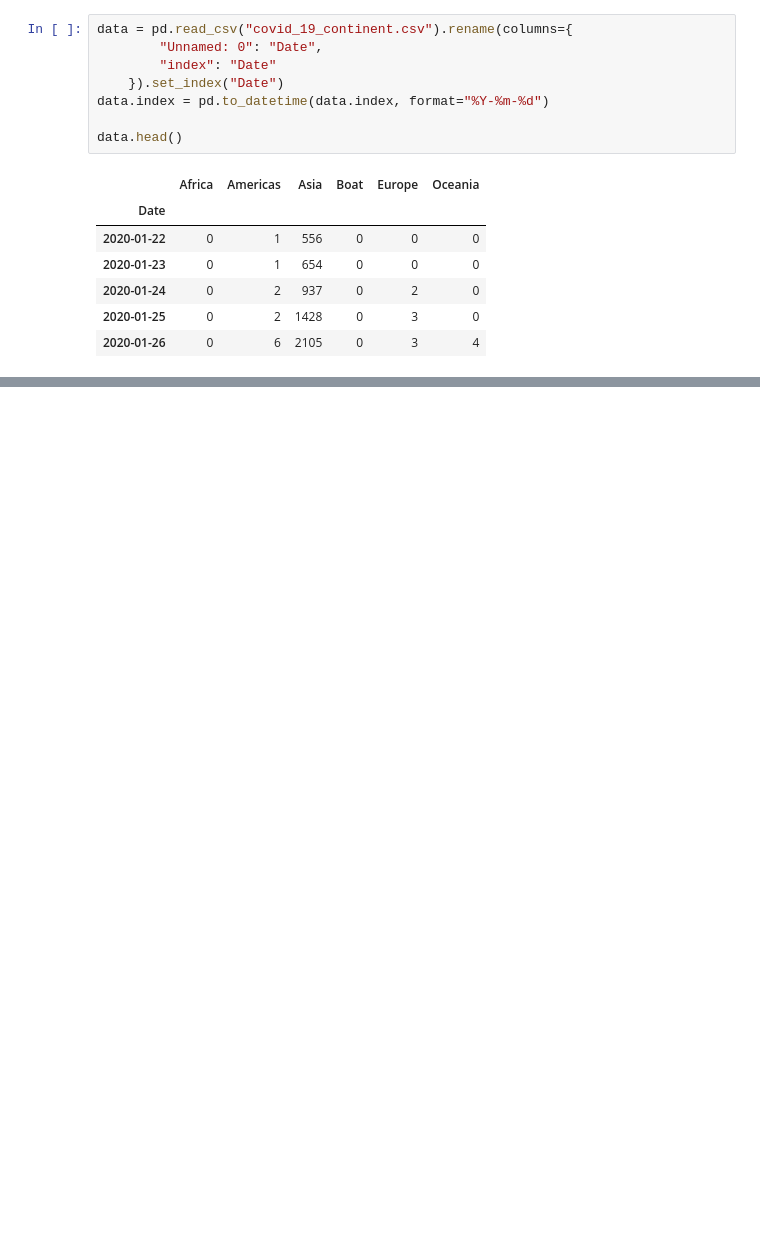
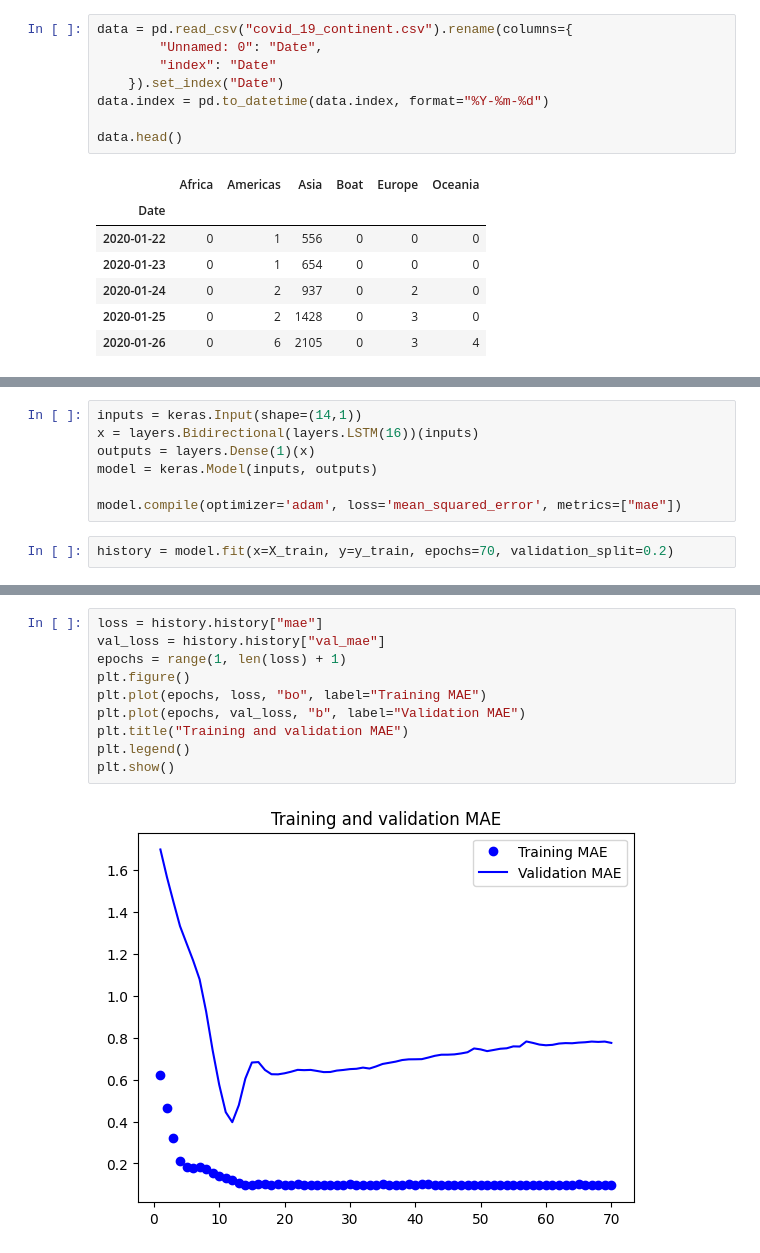
Before and after one commit to MarcGLOAGUEN/pandemic_covid19, a Jupyter notebook: lstm.ipynb, the cells around one changed output, grey strips where cells are left out. Cells and saved outputs as stored; diff of their text form; blank space fills up the shorter version.

```diff
--- a/lstm.ipynb
+++ b/lstm.ipynb
@@ -35,0 +174,9 @@ px.line(data.diff())
+# %%
+inputs = keras.Input(shape=(14,1))
+x = layers.Bidirectional(layers.LSTM(16))(inputs)
+outputs = layers.Dense(1)(x)
+model = keras.Model(inputs, outputs)
+
+model.compile(optimizer='adam', loss='mean_squared_error', metrics=["mae"])
+# %%
+history = model.fit(x=X_train, y=y_train, epochs=70, validation_split=0.2)
@@ -35,0 +220,12 @@ px.line(data.diff())
+# %%
+loss = history.history["mae"]
+val_loss = history.history["val_mae"]
+epochs = range(1, len(loss) + 1)
+plt.figure()
+plt.plot(epochs, loss, "bo", label="Training MAE")
+plt.plot(epochs, val_loss, "b", label="Validation MAE")
+plt.title("Training and validation MAE")
+plt.legend()
+plt.show()
+# %% [output]
+[figure, added]
```
Also changed, not shown: parts of 14 cells of this notebook.
